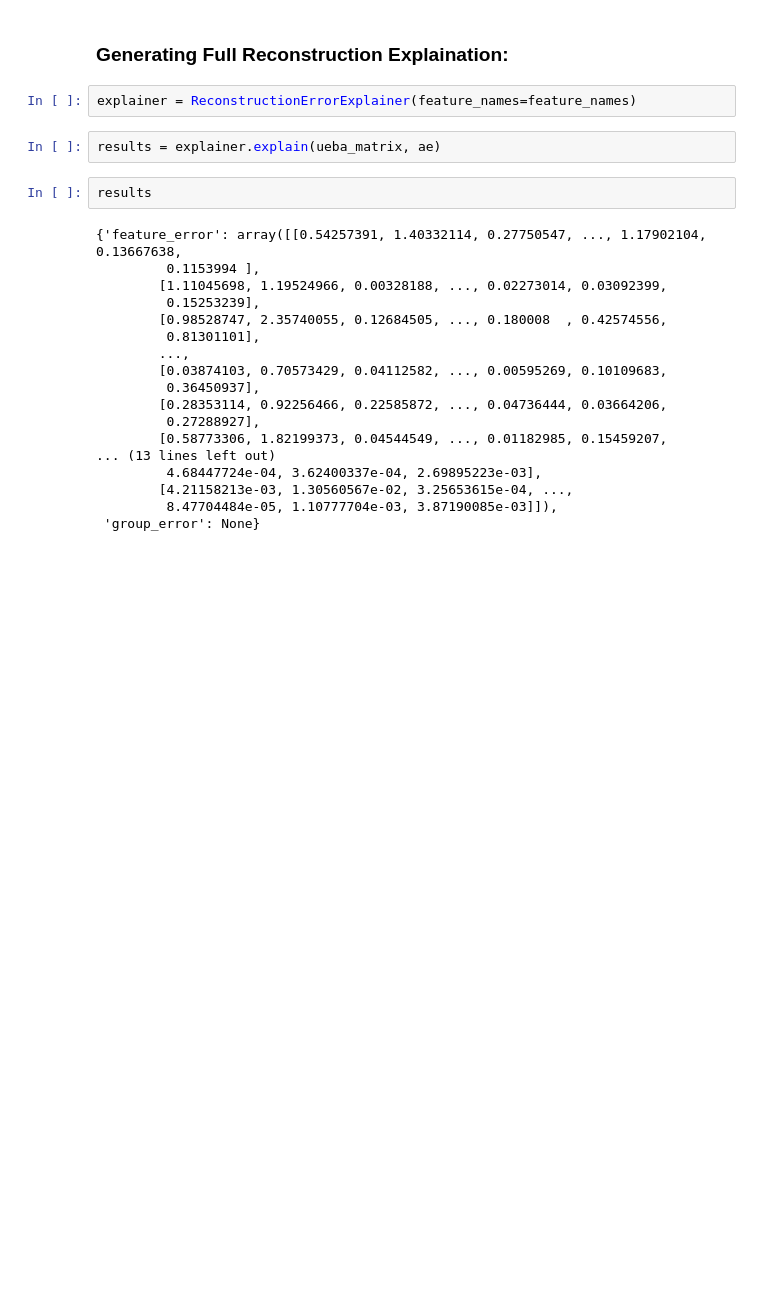
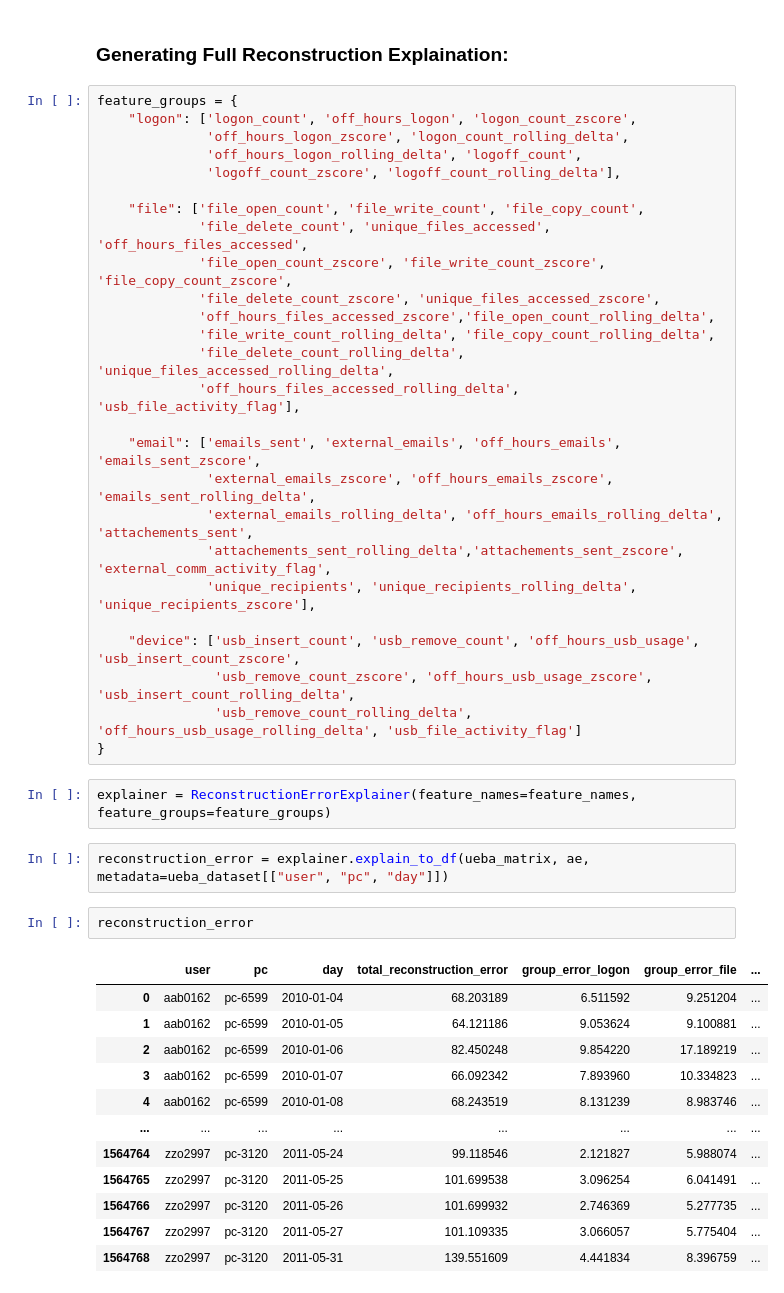
Before and after one commit to Aaron-Loera/Insider-Threat-Detection, a Jupyter notebook: Reconstruction_Error_Explainer.ipynb, the cells around one changed output. Cells and saved outputs as stored; diff of their text form; blank space fills up the shorter version.

Commit message:
- Added `explain_to_df` class method to `ReconstructionErrorExplainer` class

```diff
--- a/Reconstruction_Error_Explainer.ipynb
+++ b/Reconstruction_Error_Explainer.ipynb
@@ -137,27 +189,48 @@ ueba_matrix = ueba_dataset.drop(columns=["user", "pc", "day"]).values
 ae = tf.keras.models.load_model(r"encoders\encoder_model_1\autoencoder_model.keras")
 # %% [markdown]
 ### Generating Full Reconstruction Explaination:
+# %%
+feature_groups = {
+    "logon": ['logon_count', 'off_hours_logon', 'logon_count_zscore',
+              'off_hours_logon_zscore', 'logon_count_rolling_delta',
+              'off_hours_logon_rolling_delta', 'logoff_count',
+              'logoff_count_zscore', 'logoff_count_rolling_delta'],
+
+    "file": ['file_open_count', 'file_write_count', 'file_copy_count',
+             'file_delete_count', 'unique_files_accessed', 'off_hours_files_accessed',
+             'file_open_count_zscore', 'file_write_count_zscore', 'file_copy_count_zscore',
+             'file_delete_count_zscore', 'unique_files_accessed_zscore',
+             'off_hours_files_accessed_zscore','file_open_count_rolling_delta',
+             'file_write_count_rolling_delta', 'file_copy_count_rolling_delta',
+             'file_delete_count_rolling_delta', 'unique_files_accessed_rolling_delta',
+             'off_hours_files_accessed_rolling_delta', 'usb_file_activity_flag'],
+
+    "email": ['emails_sent', 'external_emails', 'off_hours_emails', 'emails_sent_zscore',
+              'external_emails_zscore', 'off_hours_emails_zscore', 'emails_sent_rolling_delta',
+              'external_emails_rolling_delta', 'off_hours_emails_rolling_delta', 'attachements_sent',
+              'attachements_sent_rolling_delta','attachements_sent_zscore', 'external_comm_activity_flag',
+              'unique_recipients', 'unique_recipients_rolling_delta', 'unique_recipients_zscore'],
+
+    "device": ['usb_insert_count', 'usb_remove_count', 'off_hours_usb_usage', 'usb_insert_count_zscore',
+               'usb_remove_count_zscore', 'off_hours_usb_usage_zscore', 'usb_insert_count_rolling_delta',
+               'usb_remove_count_rolling_delta', 'off_hours_usb_usage_rolling_delta', 'usb_file_activity_flag']
+}
 # %%
-explainer = ReconstructionErrorExplainer(feature_names=feature_names)
+explainer = ReconstructionErrorExplainer(feature_names=feature_names, feature_groups=feature_groups)
 # %%
-results = explainer.explain(ueba_matrix, ae)
+reconstruction_error = explainer.explain_to_df(ueba_matrix, ae, metadata=ueba_dataset[["user", "pc", "day"]])
-# %%
-results
-# %% [output]
-{'feature_error': array([[0.54257391, 1.40332114, 0.27750547, ..., 1.17902104, 0.13667638,
-         0.1153994 ],
-        [1.11045698, 1.19524966, 0.00328188, ..., 0.02273014, 0.03092399,
-         0.15253239],
-        [0.98528747, 2.35740055, 0.12684505, ..., 0.180008  , 0.42574556,
-         0.81301101],
-        ...,
-        [0.03874103, 0.70573429, 0.04112582, ..., 0.00595269, 0.10109683,
-         0.36450937],
-        [0.28353114, 0.92256466, 0.22585872, ..., 0.04736444, 0.03664206,
-         0.27288927],
-        [0.58773306, 1.82199373, 0.04544549, ..., 0.01182985, 0.15459207,
-... (13 lines left out)
-         4.68447724e-04, 3.62400337e-04, 2.69895223e-03],
-        [4.21158213e-03, 1.30560567e-02, 3.25653615e-04, ...,
-         8.47704484e-05, 1.10777704e-03, 3.87190085e-03]]),
- 'group_error': None}
+# %%
+reconstruction_error
+# %% [output]
+|  | user | pc | day | total_reconstruction_error | group_error_logon | group_error_file | ... |
+| 0 | aab0162 | pc-6599 | 2010-01-04 | 68.203189 | 6.511592 | 9.251204 | ... |
+| 1 | aab0162 | pc-6599 | 2010-01-05 | 64.121186 | 9.053624 | 9.100881 | ... |
+| 2 | aab0162 | pc-6599 | 2010-01-06 | 82.450248 | 9.854220 | 17.189219 | ... |
+| 3 | aab0162 | pc-6599 | 2010-01-07 | 66.092342 | 7.893960 | 10.334823 | ... |
+| 4 | aab0162 | pc-6599 | 2010-01-08 | 68.243519 | 8.131239 | 8.983746 | ... |
+| ... | ... | ... | ... | ... | ... | ... | ... |
+| 1564764 | zzo2997 | pc-3120 | 2011-05-24 | 99.118546 | 2.121827 | 5.988074 | ... |
+| 1564765 | zzo2997 | pc-3120 | 2011-05-25 | 101.699538 | 3.096254 | 6.041491 | ... |
+| 1564766 | zzo2997 | pc-3120 | 2011-05-26 | 101.699932 | 2.746369 | 5.277735 | ... |
+| 1564767 | zzo2997 | pc-3120 | 2011-05-27 | 101.109335 | 3.066057 | 5.775404 | ... |
+| 1564768 | zzo2997 | pc-3120 | 2011-05-31 | 139.551609 | 4.441834 | 8.396759 | ... |
```
Also changed, not shown: parts of 7 cells of this notebook, 4 other files.
